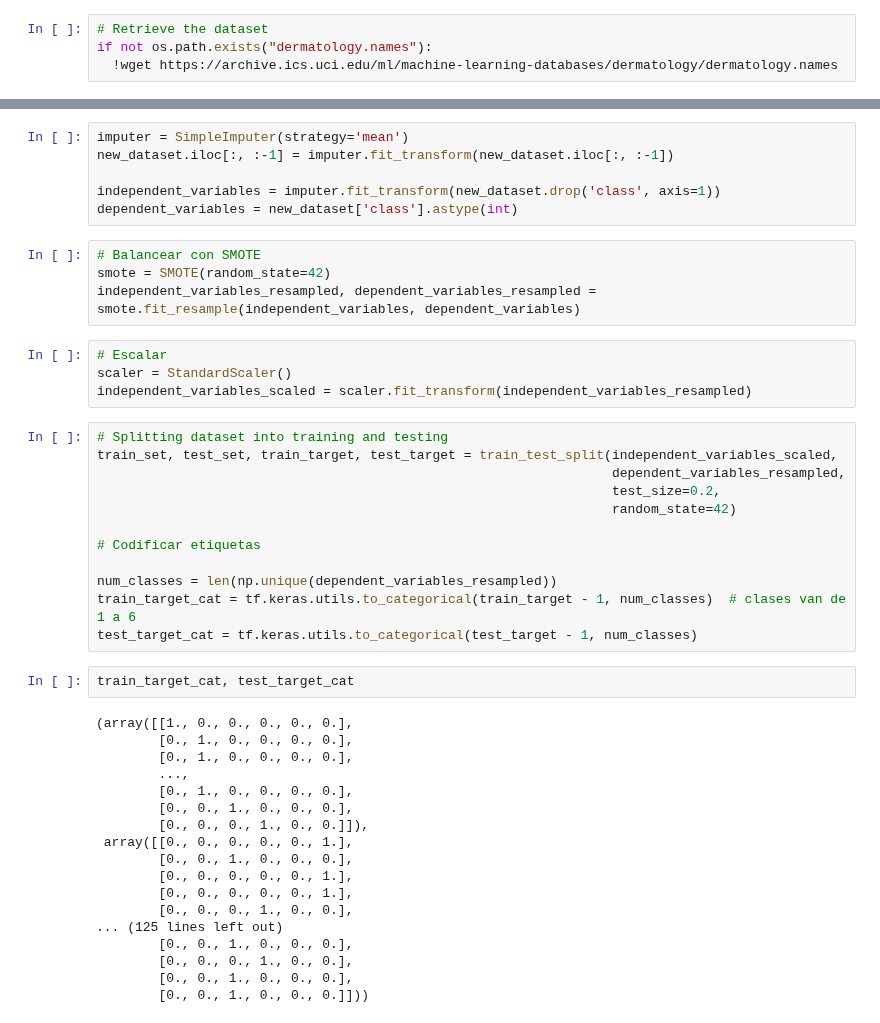
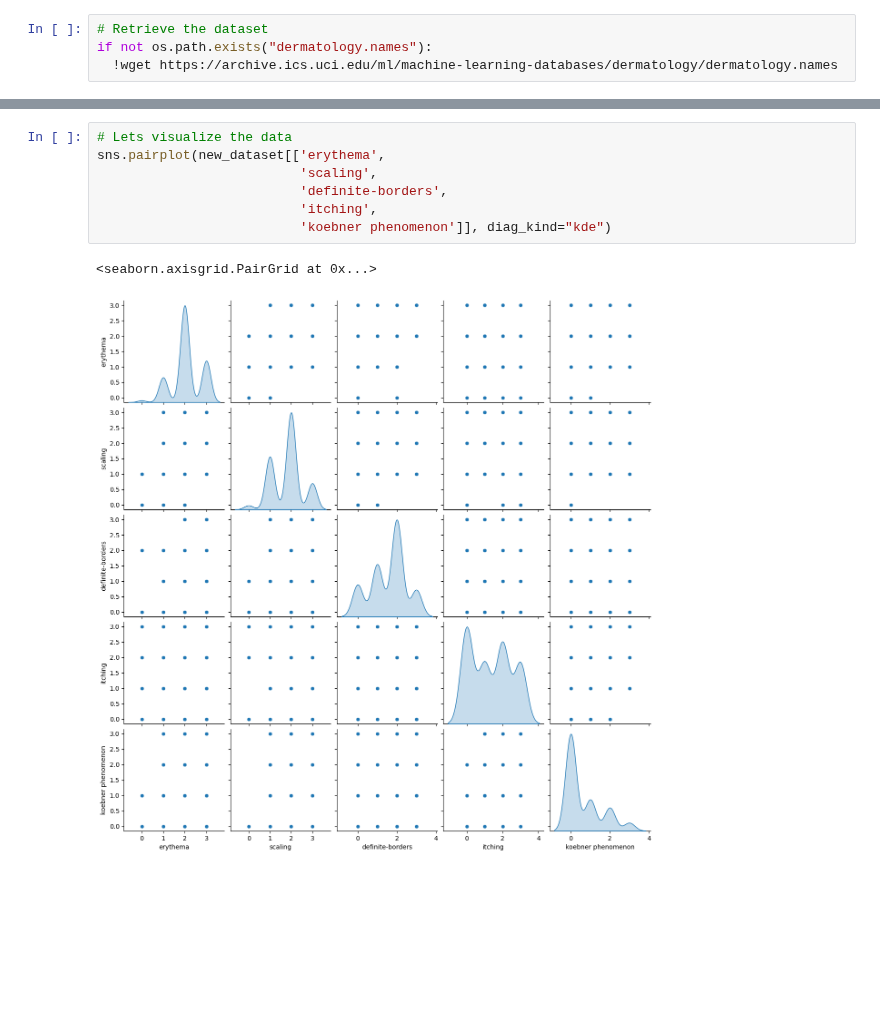
Before and after one commit to LFGuzman2105/proyecto_sp1_IA, a Jupyter notebook: proyecto_IA_dermatologia.ipynb, the cells around one changed output, grey strips where cells are left out. Saved outputs shown, nothing was run; the diff lists cells and outputs as text; blank space fills up the shorter version.

```diff
--- a/proyecto_IA_dermatologia.ipynb
+++ b/proyecto_IA_dermatologia.ipynb
@@ -109,46 +168,10 @@ dtype: int64
-# %%
-imputer = SimpleImputer(strategy='mean')
-new_dataset.iloc[:, :-1] = imputer.fit_transform(new_dataset.iloc[:, :-1])
-
-independent_variables = imputer.fit_transform(new_dataset.drop('class', axis=1))
-dependent_variables = new_dataset['class'].astype(int)
-# %%
-# Balancear con SMOTE
-smote = SMOTE(random_state=42)
-independent_variables_resampled, dependent_variables_resampled = smote.fit_resample(independent_variables, dependent_variables)
-# %%
-# Escalar
-scaler = StandardScaler()
-independent_variables_scaled = scaler.fit_transform(independent_variables_resampled)
-# %%
-# Splitting dataset into training and testing
-train_set, test_set, train_target, test_target = train_test_split(independent_variables_scaled,
-                                                                  dependent_variables_resampled,
-                                                                  test_size=0.2,
-                                                                  random_state=42)
-
-# Codificar etiquetas
-
-num_classes = len(np.unique(dependent_variables_resampled))
-train_target_cat = tf.keras.utils.to_categorical(train_target - 1, num_classes)  # clases van de 1 a 6
-test_target_cat = tf.keras.utils.to_categorical(test_target - 1, num_classes)
-# %%
-train_target_cat, test_target_cat
-# %% [output]
-(array([[1., 0., 0., 0., 0., 0.],
-        [0., 1., 0., 0., 0., 0.],
-        [0., 1., 0., 0., 0., 0.],
-        ...,
-        [0., 1., 0., 0., 0., 0.],
-        [0., 0., 1., 0., 0., 0.],
-        [0., 0., 0., 1., 0., 0.]]),
- array([[0., 0., 0., 0., 0., 1.],
-        [0., 0., 1., 0., 0., 0.],
-        [0., 0., 0., 0., 0., 1.],
-        [0., 0., 0., 0., 0., 1.],
-        [0., 0., 0., 1., 0., 0.],
-... (125 lines left out)
-        [0., 0., 1., 0., 0., 0.],
-        [0., 0., 0., 1., 0., 0.],
-        [0., 0., 1., 0., 0., 0.],
-        [0., 0., 1., 0., 0., 0.]]))
+# %%
+# Lets visualize the data
+sns.pairplot(new_dataset[['erythema',
+                          'scaling',
+                          'definite-borders',
+                          'itching',
+                          'koebner phenomenon']], diag_kind="kde")
+# %% [output]
+<seaborn.axisgrid.PairGrid at 0x...>
+[figure, added]
```
Also changed, not shown: parts of 13 cells of this notebook.
